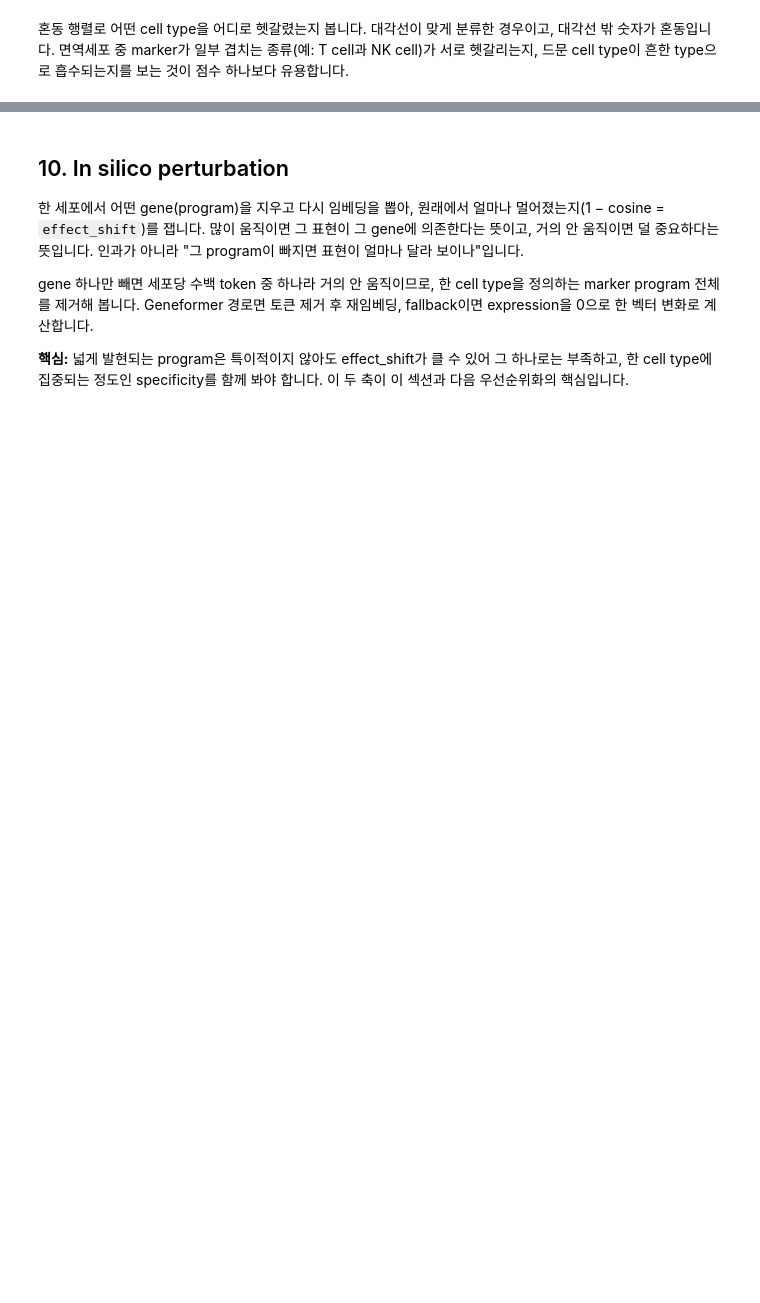
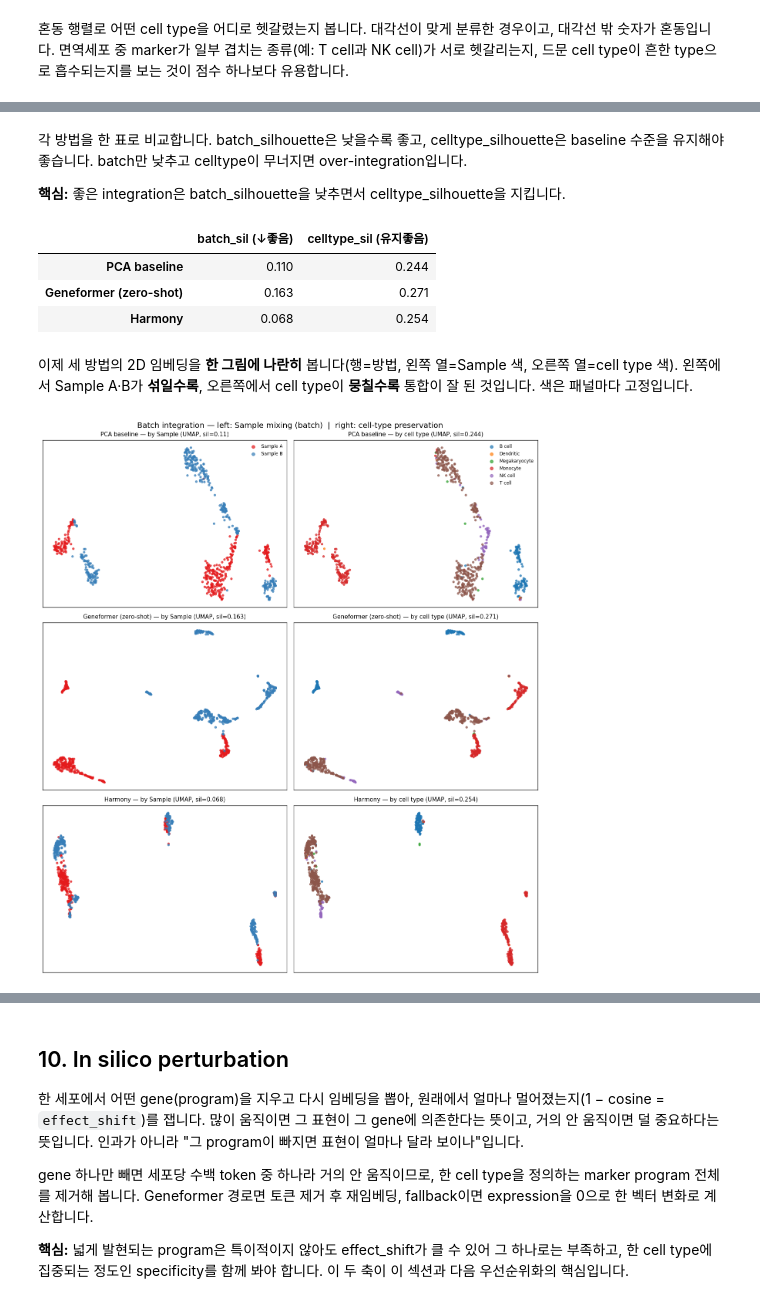
Before and after one commit to seok1213neo/KOGO-scFM-tutorial, a Jupyter notebook: KOGO_scFM_colab_cys_v7.ipynb, the cells around one changed output, grey strips where cells are left out. Drawn from its saved outputs; the diff is of its cells as text; code cells hidden in the pictures; blank space fills up the shorter version.

```diff
--- a/KOGO_scFM_colab_cys_v7.ipynb
+++ b/KOGO_scFM_colab_cys_v7.ipynb
@@ -785,0 +747,22 @@ else:
+# %%
+# baseline: 합친 데이터에 표준 PCA. 계산만 하고(임베딩+silhouette 저장), 시각화는 뒤 셀에서 한꺼번에.
+from sklearn.metrics import silhouette_score as _ss
+def _sil(X, key):
+    return round(float(_ss(X, comb.obs[key])), 3)
+def _project2d(X):
+    try:
+        import umap
+        return umap.UMAP(n_components=2, random_state=RANDOM_STATE).fit_transform(X), "UMAP"
+    except Exception:
+        return PCA(n_components=2, random_state=RANDOM_STATE).fit_transform(X), "PCA(2)"
+results, sil_tab = {}, {}
+def run_method(emb, name):        # 계산만: 임베딩과 silhouette 저장 (UMAP은 뒤 셀에서 한꺼번에)
+    results[name] = emb
+    sil_tab[name] = {"batch_sil (↓좋음)": _sil(emb, "batch"), "celltype_sil (유지좋음)": _sil(emb, "cell_type")}
+
+if HAS_BATCH2:
+    cp = comb.copy(); sc.pp.normalize_total(cp, target_sum=1e4); sc.pp.log1p(cp)
+    sc.pp.highly_variable_genes(cp, n_top_genes=2000)
+    cp = cp[:, cp.var.highly_variable].copy(); sc.pp.scale(cp, max_value=10)
+    X_pca = PCA(n_components=30, random_state=RANDOM_STATE).fit_transform(cp.X)
+    run_method(X_pca, "PCA baseline")
@@ -785,0 +821,38 @@ else:
+# %% [markdown]
+각 방법을 한 표로 비교합니다. batch_silhouette은 낮을수록 좋고, celltype_silhouette은 baseline 수준을 유지해야 좋습니다. batch만 낮추고 celltype이 무너지면 over-integration입니다.
+
+**핵심:** 좋은 integration은 batch_silhouette을 낮추면서 celltype_silhouette을 지킵니다.
+# %%
+# 결과 요약 표 (먼저) — batch_sil 낮을수록 섞임 좋음 / celltype_sil 유지 좋음
+if HAS_BATCH2 and sil_tab:
+    display(pd.DataFrame(sil_tab).T)
+# %% [output]
+|  | batch_sil (↓좋음) | celltype_sil (유지좋음) |
+| PCA baseline | 0.110 | 0.244 |
+| Geneformer (zero-shot) | 0.163 | 0.271 |
+| Harmony | 0.068 | 0.254 |
+# %% [markdown]
+이제 세 방법의 2D 임베딩을 **한 그림에 나란히** 봅니다(행=방법, 왼쪽 열=Sample 색, 오른쪽 열=cell type 색). 왼쪽에서 Sample A·B가 **섞일수록**, 오른쪽에서 cell type이 **뭉칠수록** 통합이 잘 된 것입니다. 색은 패널마다 고정입니다.
+# %%
+# 모든 방법의 UMAP을 한 셀에 grid로 (계산은 위에서 끝났고 여기선 2D 투영+그리기만)
+if HAS_BATCH2 and results:
+    _bat = comb.obs["batch"].to_numpy(); _cty = comb.obs["cell_type"].to_numpy()
+    _bpal = {b: c for b, c in zip(sorted(pd.unique(_bat)), plt.cm.Set1.colors)}
+    _cpal = {t: c for t, c in zip(sorted(pd.unique(_cty)), plt.cm.tab10.colors)}
+    _methods = list(results)
+    fig, axes = plt.subplots(len(_methods), 2, figsize=(11, 4.1*len(_methods)), squeeze=False)
+    for _r, _name in enumerate(_methods):
+        _xy, _proj = _project2d(results[_name])
+        for _c, (_labs, _pal, _ttl) in enumerate([(_bat, _bpal, "by Sample"), (_cty, _cpal, "by cell type")]):
+            _ax = axes[_r][_c]
+            for _lab in sorted(pd.unique(_labs)):
+                _m = _labs == _lab
+                _ax.scatter(_xy[_m, 0], _xy[_m, 1], s=8, alpha=0.7, color=_pal[_lab], label=str(_lab))
+            _sk = 'batch' if _c == 0 else 'cell_type'
+            _ax.set_title(f"{_name} — {_ttl} ({_proj}, sil={_sil(results[_name], _sk)})", fontsize=9)
+            _ax.set_xticks([]); _ax.set_yticks([])
+            if _r == 0: _ax.legend(frameon=False, fontsize=7, markerscale=1.6, loc="best")
+    fig.suptitle("Batch integration — left: Sample mixing (batch)  |  right: cell-type preservation", fontsize=12)
+    plt.tight_layout(); plt.show()
+# %% [output]
+[figure, added]
```
Also changed, not shown: parts of 79 cells of this notebook.
